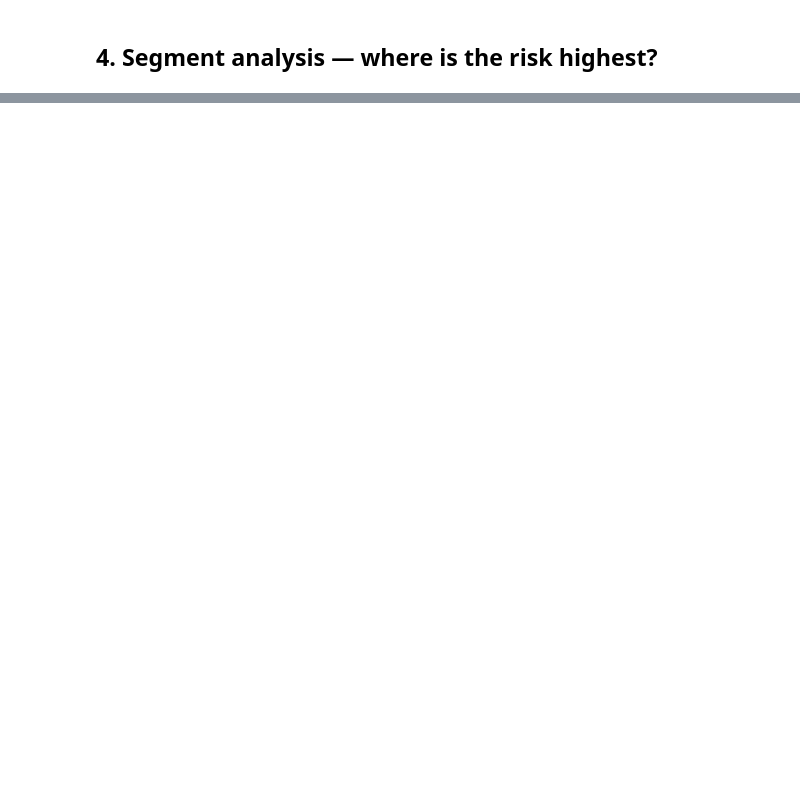
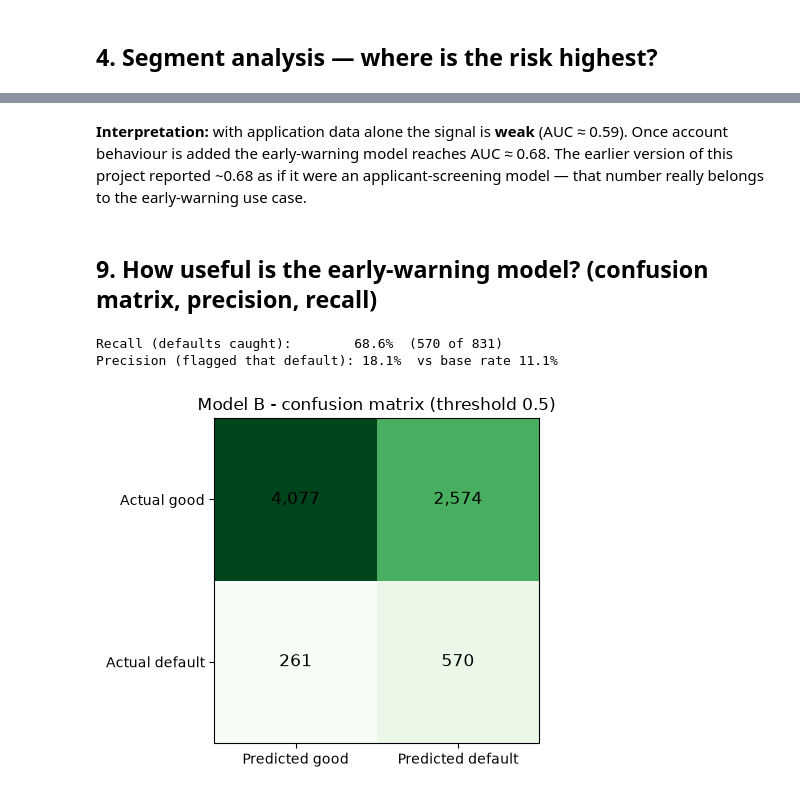
Before and after one commit to bekir35-on/credit-risk-analysis, a Jupyter notebook: credit-risk-analysis.ipynb, the cells around one changed output, grey strips where cells are left out. Cells and saved outputs as stored; diff of their text form; code cells hidden in the pictures; blank space fills up the shorter version.

```diff
--- a/credit-risk-analysis.ipynb
+++ b/credit-risk-analysis.ipynb
@@ -117,0 +264,24 @@ print((imp*100).round(1))
+# %% [markdown]
+**Interpretation:** with application data alone the signal is **weak** (AUC ≈ 0.59). Once account behaviour is added the early-warning model reaches AUC ≈ 0.68.
+The earlier version of this project reported ~0.68 as if it were an applicant-screening model — that number really belongs to the early-warning use case.
+# %% [markdown]
+## 9. How useful is the early-warning model? (confusion matrix, precision, recall)
+# %%
+pipe_b, proba_b = fitted[('B - Early warning', 'Decision Tree')]
+pred_b = (proba_b >= 0.5).astype(int)
+cm = confusion_matrix(y_test, pred_b)
+tn, fp, fn, tp = cm.ravel()
+print(f'Recall (defaults caught):        {recall_score(y_test, pred_b):.1%}  ({tp} of {tp + fn})')
+print(f'Precision (flagged that default): {precision_score(y_test, pred_b):.1%}  vs base rate {y_test.mean():.1%}')
+
+fig, ax = plt.subplots(figsize=(4.8, 4))
+ax.imshow(cm, cmap='Greens')
+for (i, j), v in np.ndenumerate(cm):
+    ax.text(j, i, f'{v:,}', ha='center', va='center', fontsize=12, color='black')
+ax.set_xticks([0, 1], ['Predicted good', 'Predicted default']); ax.set_yticks([0, 1], ['Actual good', 'Actual default'])
+ax.set_title('Model B - confusion matrix (threshold 0.5)')
+plt.tight_layout(); plt.show()
+# %% [output]
+Recall (defaults caught):        68.6%  (570 of 831)
+Precision (flagged that default): 18.1%  vs base rate 11.1%
+[figure, added]
```
Also changed, not shown: parts of 43 cells of this notebook, 6 other files.
